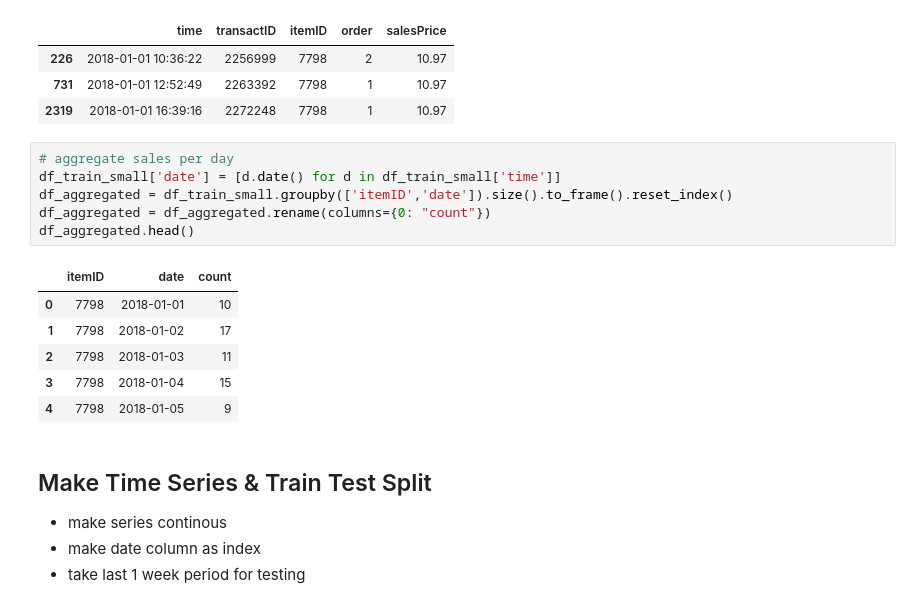
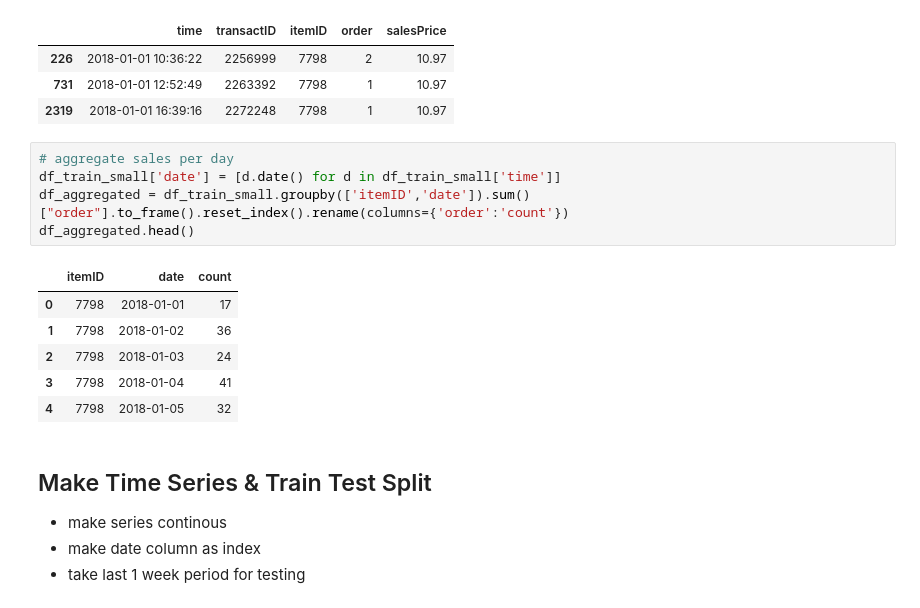
Before and after one commit to janapfeffer/DMC20_abraca-data, a Jupyter notebook: Predictive Model LSTM.ipynb, the cells around one changed output. Cells and saved outputs as stored; diff of their text form.

```diff
--- a/Predictive Model LSTM.ipynb
+++ b/Predictive Model LSTM.ipynb
@@ -31,16 +31,15 @@ display(df_train_small.head(3))
 # %%
 # aggregate sales per day
 df_train_small['date'] = [d.date() for d in df_train_small['time']]
-df_aggregated = df_train_small.groupby(['itemID','date']).size().to_frame().reset_index()
-df_aggregated = df_aggregated.rename(columns={0: "count"})
+df_aggregated = df_train_small.groupby(['itemID','date']).sum()["order"].to_frame().reset_index().rename(columns={'order':'count'})
 df_aggregated.head()
 # %% [output]
 |  | itemID | date | count |
-| 0 | 7798 | 2018-01-01 | 10 |
-| 1 | 7798 | 2018-01-02 | 17 |
-| 2 | 7798 | 2018-01-03 | 11 |
-| 3 | 7798 | 2018-01-04 | 15 |
-| 4 | 7798 | 2018-01-05 | 9 |
+| 0 | 7798 | 2018-01-01 | 17 |
+| 1 | 7798 | 2018-01-02 | 36 |
+| 2 | 7798 | 2018-01-03 | 24 |
+| 3 | 7798 | 2018-01-04 | 41 |
+| 4 | 7798 | 2018-01-05 | 32 |
 # %% [markdown]
 ## Make Time Series & Train Test Split
 
```
Also changed, not shown: parts of 7 cells of this notebook.
